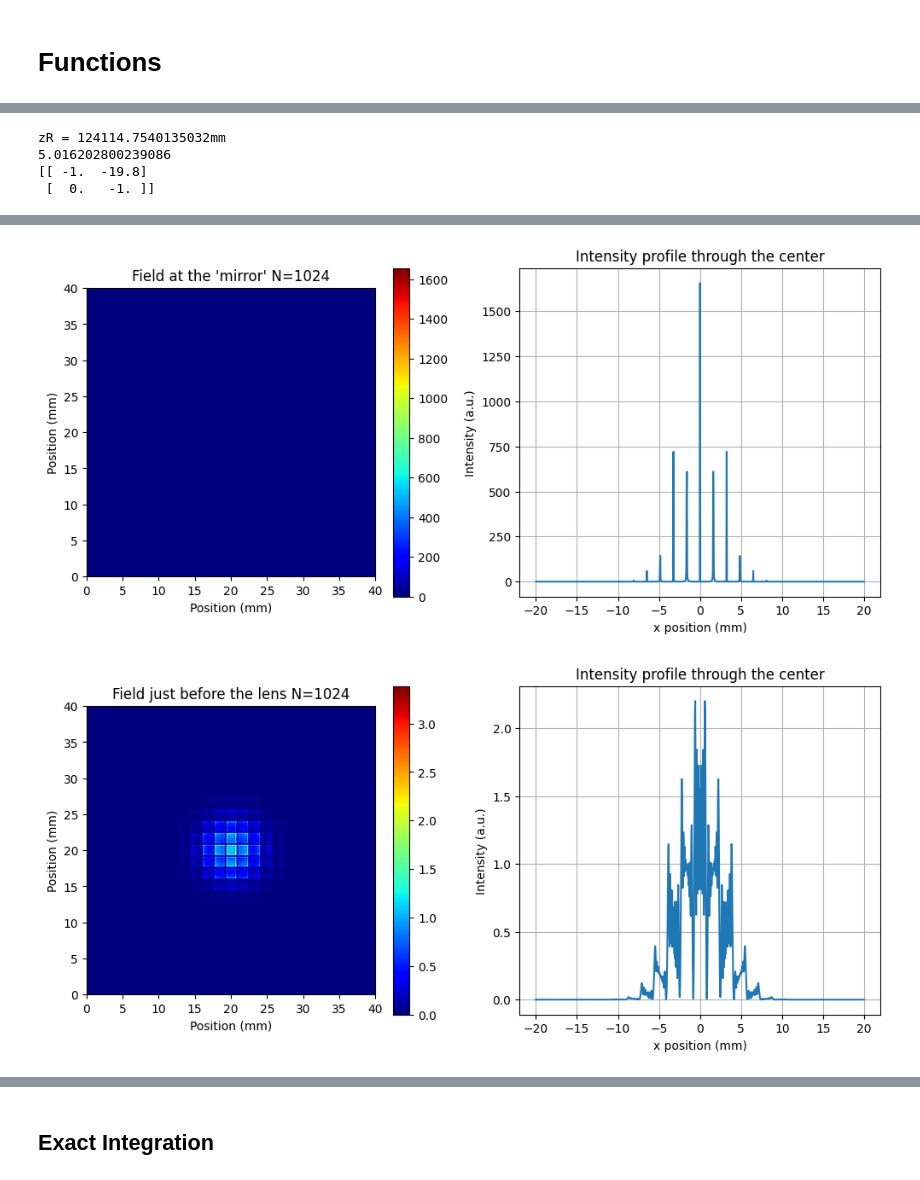
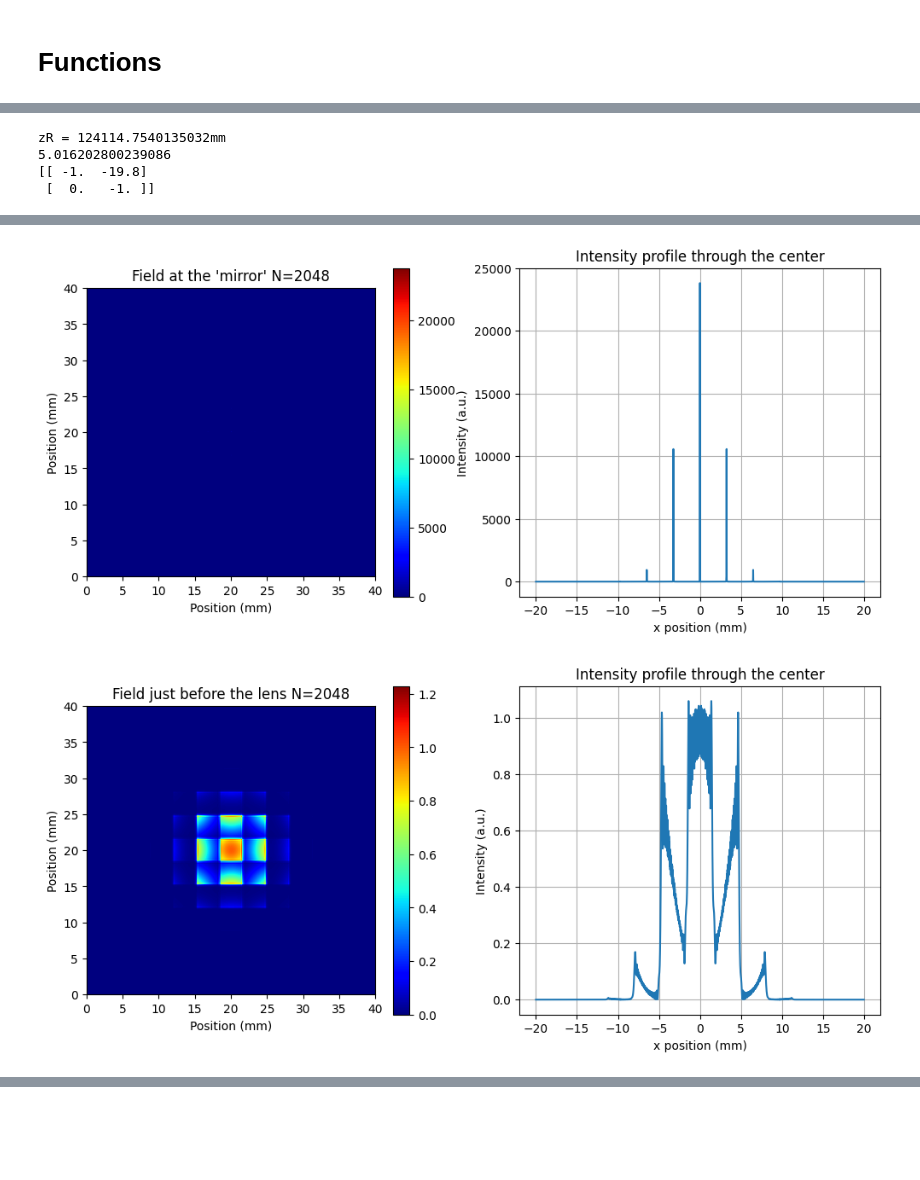
Before and after one commit to guilhermebaos/LightPipes-tutorials, a Jupyter notebook: Ideas/02-Gauss-Reconstruction.ipynb, the cells around one changed output, grey strips where cells are left out. Cells and saved outputs as stored; diff of their text form; code cells hidden in the pictures; blank space fills up the shorter version.

```diff
--- a/Ideas/02-Gauss-Reconstruction.ipynb
+++ b/Ideas/02-Gauss-Reconstruction.ipynb
@@ -49,22 +56,20 @@ def plot_Field(Field: lp.field.Field, cmap="jet", title="Field") -> None:
 # %%
 # Parameters
 size = 40 * lp.mm # size of the grid
-wave = 632.8 * lp.nm # wavelength of HeNe laser
-N = 2**10 # number (NxN) of grid pixels
-h = size / N
-
-wave = 632.8 * lp.nm # wavelength of HeNe laser
+N = 2**11 # number (NxN) of grid pixels
 
 # Laser Beam Settings
+wave = 632.8 * lp.nm # wavelength of HeNe laser
+w0 = 5 * lp.mm # laser beam waist
+
 k = 2 * np.pi / wave
-w0 = 5 * lp.mm # laser beam waist
 zr = np.pi * w0**2 / wave
 
 print(f"zR = {zr / lp.mm}mm")
 
 # Parameters
 dl = 10 * lp.m # distance from the lens to 0
-f = 10 * lp.m # focal length of the lens
+f = 0.1 * lp.m # focal length of the lens
 
 
 # Create the beam
@@ -119,32 +124,32 @@ print(ABCD)
 q0 = 1j * np.pi * w0**2 / wave
 qz = (ABCD[0, 0] * q0 + ABCD[0, 1]) / (ABCD[1, 0] * q0 + ABCD[1, 1])
 
 # Beam parameter through the lens
 xx = np.arange(N)/N * size - (size / 2)
 yy = np.abs(np.exp((-1j * k * xx**2) / (2 * qz)))**2
 
 plt.plot(xx / lp.mm, Imax * yy, label="Prediction", lw=1)
 plt.legend()
 plt.show()
 
 
 # Compare with starting field
 Field = lp.Begin(size, wave, N)
 Field = lp.GaussBeam(Field, w0)
 
 I = lp.Intensity(Field, flag=0)
 Imax = np.max(I[N//2])
 
 plot_Field(Field, title="Field at the start")
 plt.plot(xx / lp.mm, Imax * yy, label="Prediction")
 plt.legend()
 plt.show()
 # %% [output]
 zR = 124114.7540135032mm
 5.016202800239086
 [[ -1.  -19.8]
  [  0.   -1. ]]
 [figure]
 [figure]
-[figure, old version]
+[figure, new version]
-[figure, old version]
+[figure, new version]
@@ -152,3 +157 @@ zR = 124114.7540135032mm
 [figure]
-# %% [markdown]
-## Exact Integration
```
Also changed, not shown: parts of 4 cells of this notebook, 1 other file.
